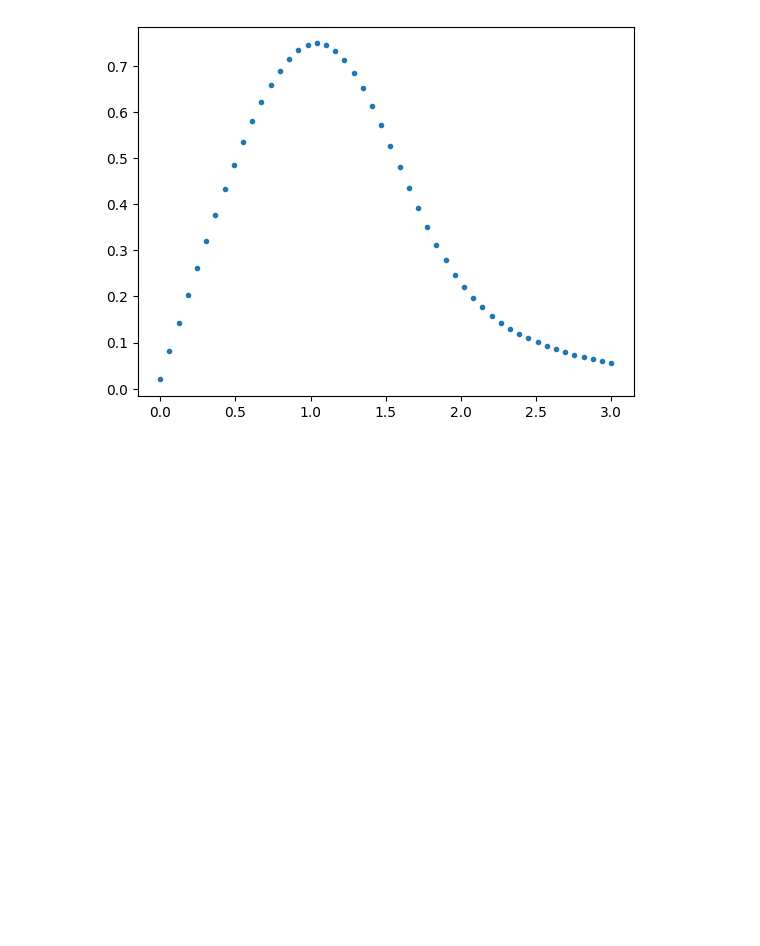
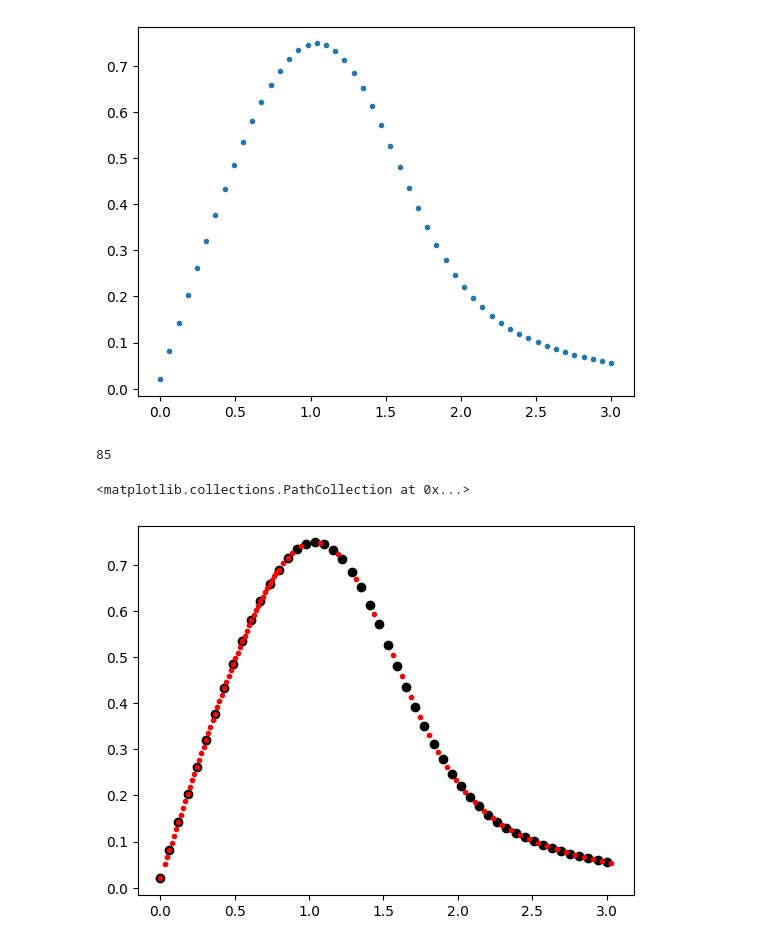
Before and after one commit to JuanDavidSantacruzRoca/MetodosComputacionalesII, a Jupyter notebook: Week4/Adaptativo.ipynb, the cells around one changed output. Saved outputs shown, nothing was run; the diff lists cells and outputs as text; code cells hidden in the pictures; blank space fills up the shorter version.

```diff
--- a/Week4/Adaptativo.ipynb
+++ b/Week4/Adaptativo.ipynb
@@ -27,7 +27,7 @@ def Increment(f,x,t,h):
 
     return x+Deltaf
 # %%
-def CheckStep(Delta1,Delta2,Delta3,h,minimo=1e-3,maximo=1e-2):
+def CheckStep(Delta1,Delta2,Delta3,h,minimo=1e-2,maximo=1e-1):
 
     tolerancia = 0.001
 
@@ -87,3 +87,11 @@ def Adaptativo(f,x0,t):
 t1,x1,h1 = Adaptativo(f,x0,t)
 # %%
 print(len(t1))
+# %% [output]
+85
+# %%
+plt.scatter(t,sol[:,0],marker='o',color='k')
+plt.scatter(t1,x1,marker='.',color='r')
+# %% [output]
+<matplotlib.collections.PathCollection at 0x...>
+[figure, added]
```
